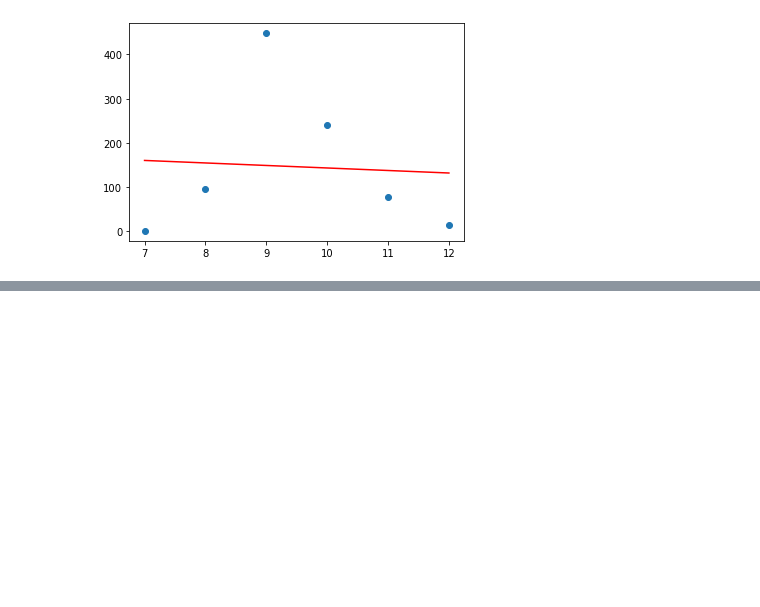
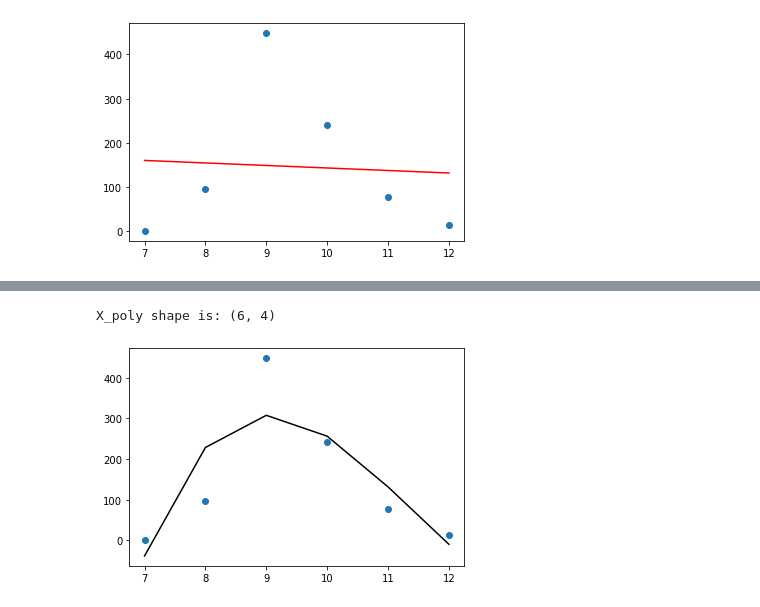
Before and after one commit to ChristianShada/Monarch_Butterflies, a Jupyter notebook: ML_Monarch_super_basic_linear_regression.ipynb, the cells around one changed output, grey strips where cells are left out. Drawn from its saved outputs; the diff is of its cells as text; code cells hidden in the pictures; blank space fills up the shorter version.

```diff
--- a/ML_Monarch_super_basic_linear_regression.ipynb
+++ b/ML_Monarch_super_basic_linear_regression.ipynb
@@ -86,0 +107,6 @@ plt.show()
+# %%
+# 3rd degree fit
+fit_and_plot_poly_deg(3)
+# %% [output]
+X_poly shape is: (6, 4)
+[figure, added]
```
Also changed, not shown: parts of 4 cells of this notebook.
